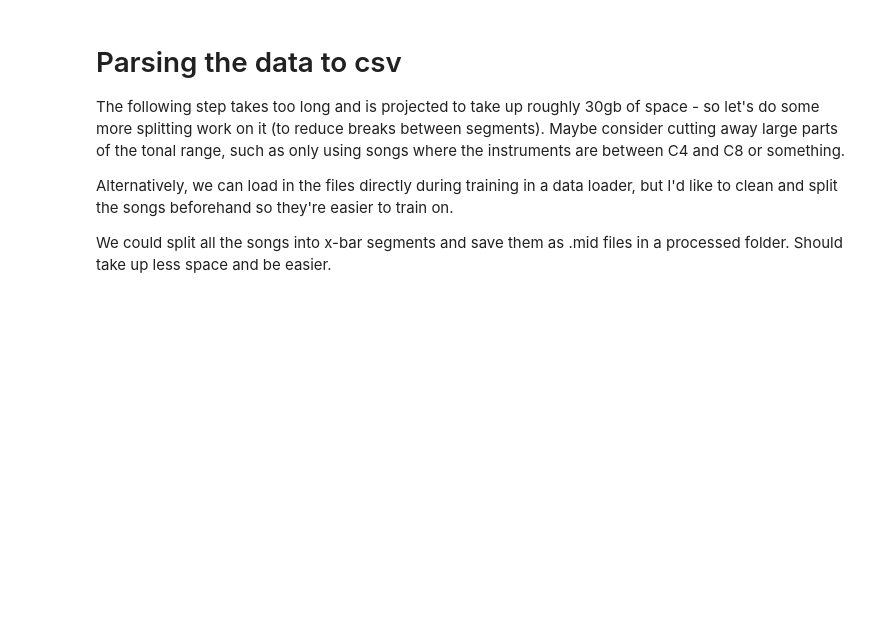
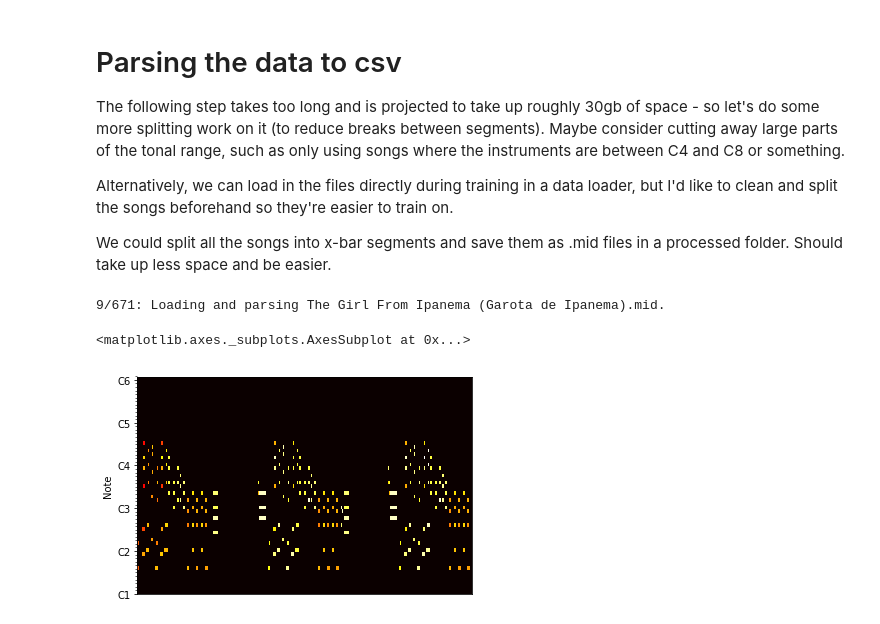
Before and after one commit to Variational-Autoencoder/MusicVAE, a Jupyter notebook: notebooks/MIDI data preprocessor.ipynb, the cells around one changed output. Drawn from its saved outputs; the diff is of its cells as text; code cells hidden in the pictures; blank space fills up the shorter version.

```diff
--- a/notebooks/MIDI data preprocessor.ipynb
+++ b/notebooks/MIDI data preprocessor.ipynb
@@ -107,7 +197,7 @@ Alternatively, we can load in the files directly during training in a data loade
 
 We could split all the songs into x-bar segments and save them as .mid files in a processed folder. Should take up less space and be easier.
 # %%
-limit = 100
+limit = 10
 
 file_name = 'piano_rolls.csv'
 piano_rolls.to_csv(file_name, sep=';', encoding='utf-8')
@@ -147,18 +237,24 @@ for i, file in enumerate(pianos['filepath'][:limit]):
             df['timestep'] = df.index
             df['piano_roll_name'] = top_level_index
             df = df.set_index(['piano_roll_name', 'timestep'])
-            df.drop(labels=[pretty_midi.note_number_to_name(n) for n in range(0,48)], axis=1, inplace=True)
-            df.drop(labels=[pretty_midi.note_number_to_name(n) for n in range(109,128)], axis=1, inplace=True)
+            df = chopster(df)
             df.to_csv(file_name, sep=';', mode='a', encoding='utf-8', header=False)
+# %% [output]
+9/671: Loading and parsing The Girl From Ipanema (Garota de Ipanema).mid.
 # %%
 import librosa.display as display
 import matplotlib.pyplot as plt
 %matplotlib inline
 
+
+
 rolls = pd.read_csv(file_name, sep=';', index_col=['piano_roll_name', 'timestep'])
 rolls.head()
-first = rolls.loc['The Only Way Is Up.mid_0:4'].T
+first = rolls.loc['True.2.mid_0:0'].T
 display.specshow(first.values, y_axis='cqt_note', cmap=plt.cm.hot)
+# %% [output]
+<matplotlib.axes._subplots.AxesSubplot at 0x...>
+[figure, added]
 # %%
 rolls = rolls.loc[:, (rolls != 0).any(axis=0)]
 rolls.tail(n=16)
```
Also changed, not shown: parts of 8 cells of this notebook.
